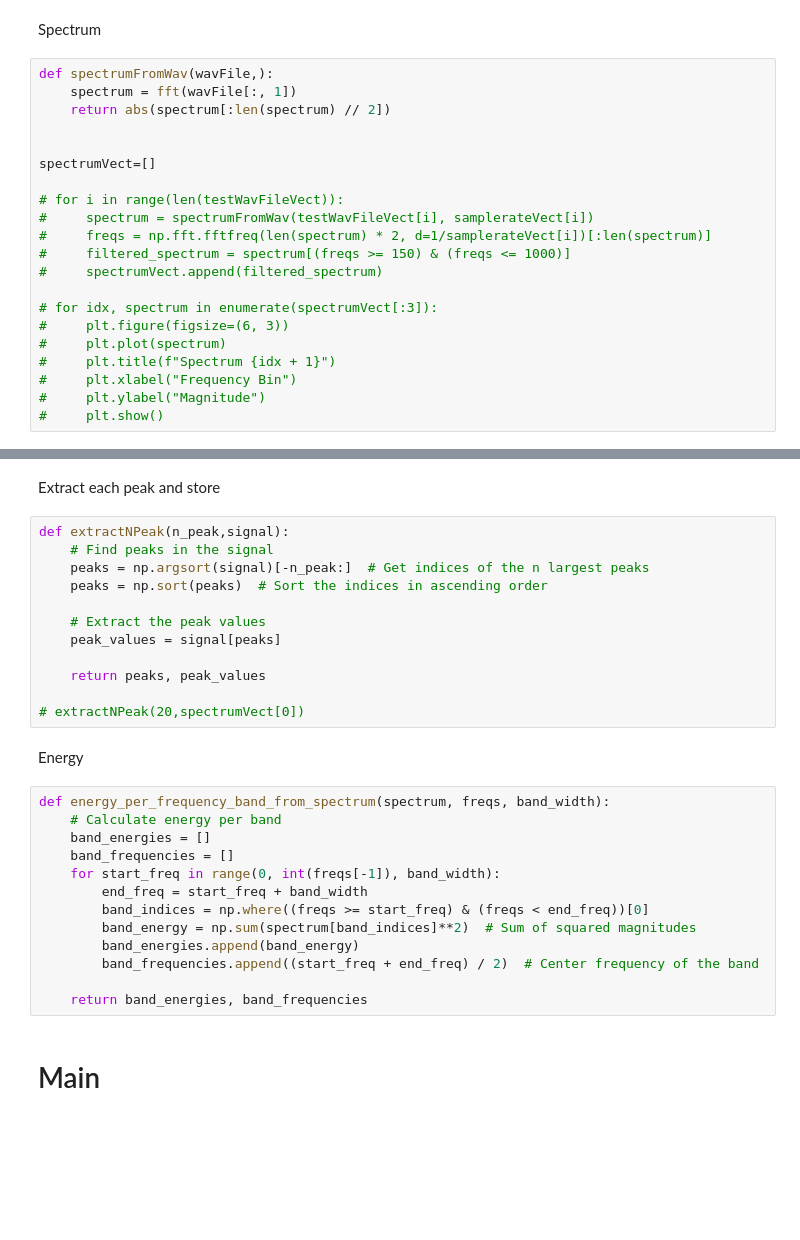
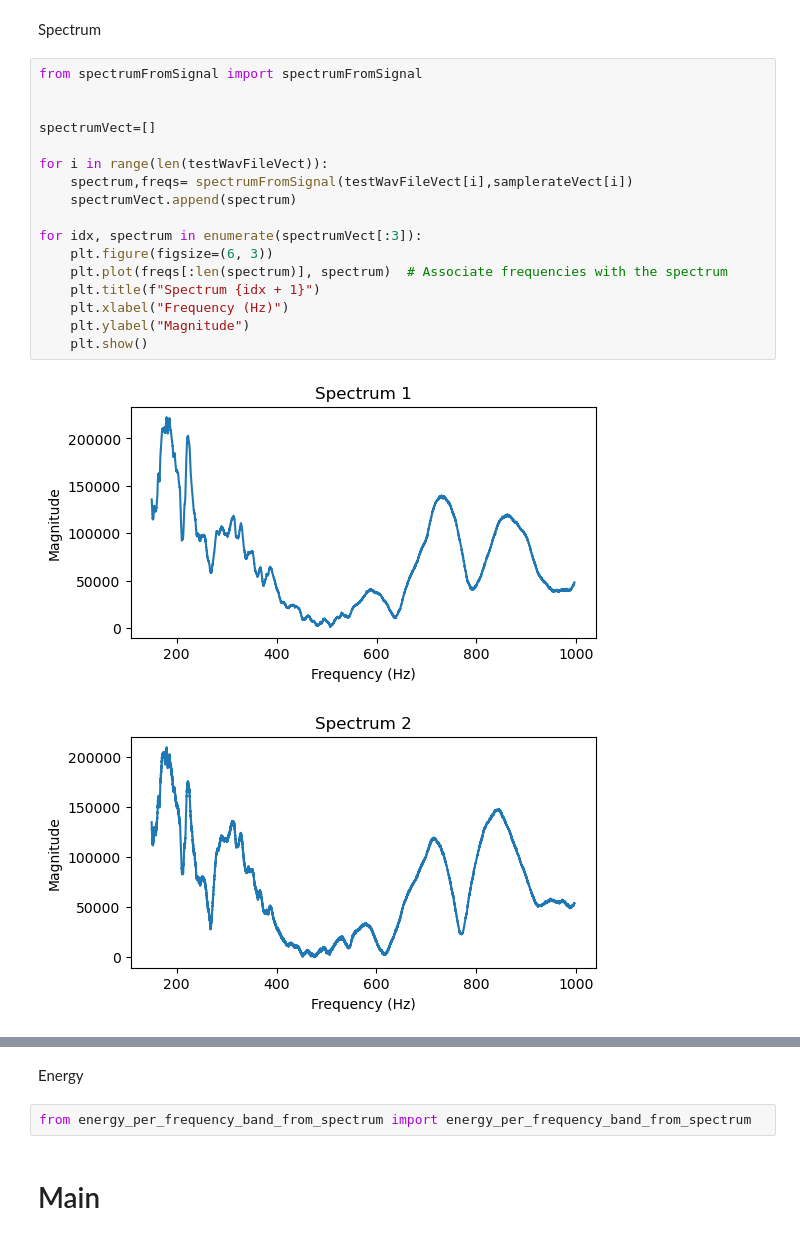
Before and after one commit to HugoMany/MLPadelProject, a Jupyter notebook: SoundPart/ModelMLAgeRacket/KNN/S_KNN_Age_P1.P2.P3_Energy.ipynb, the cells around one changed output, grey strips where cells are left out. Drawn from its saved outputs; the diff is of its cells as text; blank space fills up the shorter version.

Commit message:
S_KNN_Age_P1.P2.P3_Energy

```diff
--- a/SoundPart/ModelMLAgeRacket/KNN/S_KNN_Age_P1.P2.P3_Energy.ipynb
+++ b/SoundPart/ModelMLAgeRacket/KNN/S_KNN_Age_P1.P2.P3_Energy.ipynb
@@ -46,23 +52,22 @@ ImportError: attempted relative import with no known parent package
 # %% [markdown]
 Spectrum
 # %%
-def spectrumFromWav(wavFile,):
-    spectrum = fft(wavFile[:, 1])
-    return abs(spectrum[:len(spectrum) // 2])
+from spectrumFromSignal import spectrumFromSignal
 
 
 spectrumVect=[]
 
-# for i in range(len(testWavFileVect)):
-#     spectrum = spectrumFromWav(testWavFileVect[i], samplerateVect[i])
-#     freqs = np.fft.fftfreq(len(spectrum) * 2, d=1/samplerateVect[i])[:len(spectrum)]
-#     filtered_spectrum = spectrum[(freqs >= 150) & (freqs <= 1000)]
-#     spectrumVect.append(filtered_spectrum)
+for i in range(len(testWavFileVect)):
+    spectrum,freqs= spectrumFromSignal(testWavFileVect[i],samplerateVect[i])
+    spectrumVect.append(spectrum)
 
-# for idx, spectrum in enumerate(spectrumVect[:3]):
-#     plt.figure(figsize=(6, 3))
-#     plt.plot(spectrum)
-#     plt.title(f"Spectrum {idx + 1}")
-#     plt.xlabel("Frequency Bin")
-#     plt.ylabel("Magnitude")
-#     plt.show()
+for idx, spectrum in enumerate(spectrumVect[:3]):
+    plt.figure(figsize=(6, 3))
+    plt.plot(freqs[:len(spectrum)], spectrum)  # Associate frequencies with the spectrum
+    plt.title(f"Spectrum {idx + 1}")
+    plt.xlabel("Frequency (Hz)")
+    plt.ylabel("Magnitude")
+    plt.show()
+# %% [output]
+[figure, added]
+[figure, added]
@@ -69,31 +75,6 @@ spectrumVect=[]
-# %% [markdown]
-Extract each peak and store
-# %%
-def extractNPeak(n_peak,signal):
-    # Find peaks in the signal
-    peaks = np.argsort(signal)[-n_peak:]  # Get indices of the n largest peaks
-    peaks = np.sort(peaks)  # Sort the indices in ascending order
-
-    # Extract the peak values
-    peak_values = signal[peaks]
-
-    return peaks, peak_values
-
-# extractNPeak(20,spectrumVect[0])
 # %% [markdown]
 Energy
-# %%
-def energy_per_frequency_band_from_spectrum(spectrum, freqs, band_width):
-    # Calculate energy per band
-    band_energies = []
-    band_frequencies = []
-    for start_freq in range(0, int(freqs[-1]), band_width):
-        end_freq = start_freq + band_width
-        band_indices = np.where((freqs >= start_freq) & (freqs < end_freq))[0]
-        band_energy = np.sum(spectrum[band_indices]**2)  # Sum of squared magnitudes
-        band_energies.append(band_energy)
-        band_frequencies.append((start_freq + end_freq) / 2)  # Center frequency of the band
-
-    return band_energies, band_frequencies
+# %%
+from energy_per_frequency_band_from_spectrum import energy_per_frequency_band_from_spectrum
 # %% [markdown]
 # Main
```
Also changed, not shown: parts of 18 cells of this notebook, 2 other files.
